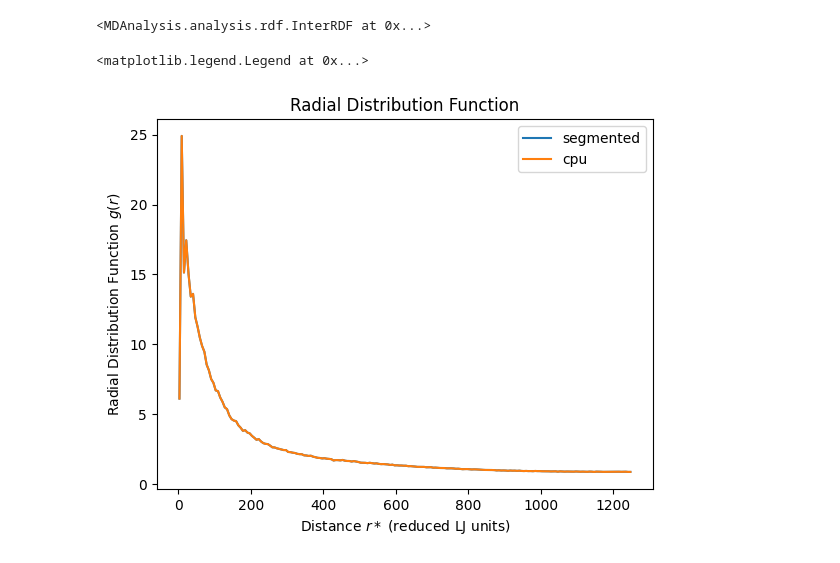
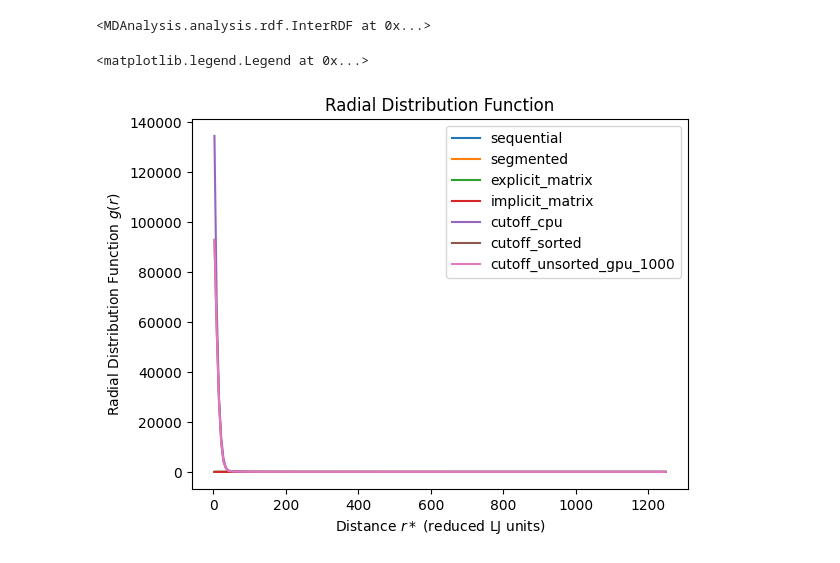
Before and after one commit to P-mandevillei/CUDA_Molecular_Dynamics, a Jupyter notebook: molecular_dymanics_cpu.ipynb, the cells around one changed output. Cells and saved outputs as stored; diff of their text form; code cells hidden in the pictures.

```diff
--- a/molecular_dymanics_cpu.ipynb
+++ b/molecular_dymanics_cpu.ipynb
@@ -1367,10 +1199,12 @@ import time
 # %% [output]
 [interactive output not drawn]
 # %%
-cpu_1000_u = mda.Universe("traj/n_1000.psf", "traj/sequential_n_1000.xyz")
-dim = np.array([box_size, box_size, box_size, 90, 90, 90])
-set_box = boxdimensions.set_dimensions(dim)
-unwrap_mols = unwrap(cpu_1000_u.atoms)
-centered = center_in_box(cpu_1000_u.atoms)
-wrapped = wrap(cpu_1000_u.atoms, compound='fragments')
-cpu_1000_u.trajectory.add_transformations(set_box, unwrap_mols, centered, wrapped)
+def load_u(top, traj, box_size):
+  u = mda.Universe(top, traj)
+  dim = np.array([box_size, box_size, box_size, 90, 90, 90])
+  set_box = boxdimensions.set_dimensions(dim)
+  unwrap_mols = unwrap(u.atoms)
+  centered = center_in_box(u.atoms)
+  wrapped = wrap(u.atoms, compound='fragments')
+  u.trajectory.add_transformations(set_box, unwrap_mols, centered, wrapped)
+  return u
@@ -1392,0 +1211,12 @@ cpu_1000_u.trajectory.ts
+# %%
+top = "traj/n_1000.psf"
+box_size = 1000*2.5
+universes = {
+  "sequential": load_u(top, "traj/sequential_n_1000.xyz", box_size),
+  "segmented": load_u(top, "traj/segment_n_1000.xyz", box_size),
+  "explicit_matrix": load_u(top, "traj/force_matrix_explicit_n_1000.xyz", box_size),
+  "implicit_matrix": load_u(top, "traj/force_matrix_explicit_n_1000.xyz", box_size),
+  "cutoff_cpu": load_u(top, "traj/new_traces/cutoff_cpu_1000.xyz", box_size),
+  "cutoff_sorted": load_u(top, "traj/new_traces/cutoff_sorted_gpu_1000.xyz", box_size),
+  "cutoff_unsorted_gpu_1000": load_u(top, "traj/new_traces/cutoff_unsorted_gpu_1000.xyz", box_size)
+}
@@ -1392,0 +1233,5 @@ cpu_1000_u.trajectory.ts
+# %%
+rdf = {
+  key: InterRDF(item.atoms, item.atoms, nbins=200, range=(0, box_size / 2.0), exclusion_block=(1, 1)).run(start=90, stop=100)
+  for key, item in tqdm(universes.items())
+}
@@ -1417,12 +1262,13 @@ rdf_segment_1000.run(start = 90, stop = 100)
 <MDAnalysis.analysis.rdf.InterRDF at 0x...>
 # %%
 fig, ax = plt.subplots()
-ax.plot(rdf_segment_1000.results.bins, rdf_segment_1000.results.rdf, label='segmented')
-ax.plot(rdf_cpu_1000.results.bins, rdf_cpu_1000.results.rdf, label='cpu')
+for key, item in rdf.items():
+  ax.plot(item.results.bins, item.results.rdf, label=key)
+
 ax.set_xlabel('Distance $r*$ (reduced LJ units)')
 ax.set_ylabel('Radial Distribution Function $g(r)$')
 ax.set_title('Radial Distribution Function')
 ax.legend()
 # %% [output]
 <matplotlib.legend.Legend at 0x...>
-[figure, old version]
+[figure, new version]
```
Also changed, not shown: parts of 37 cells of this notebook, 5 other files.
